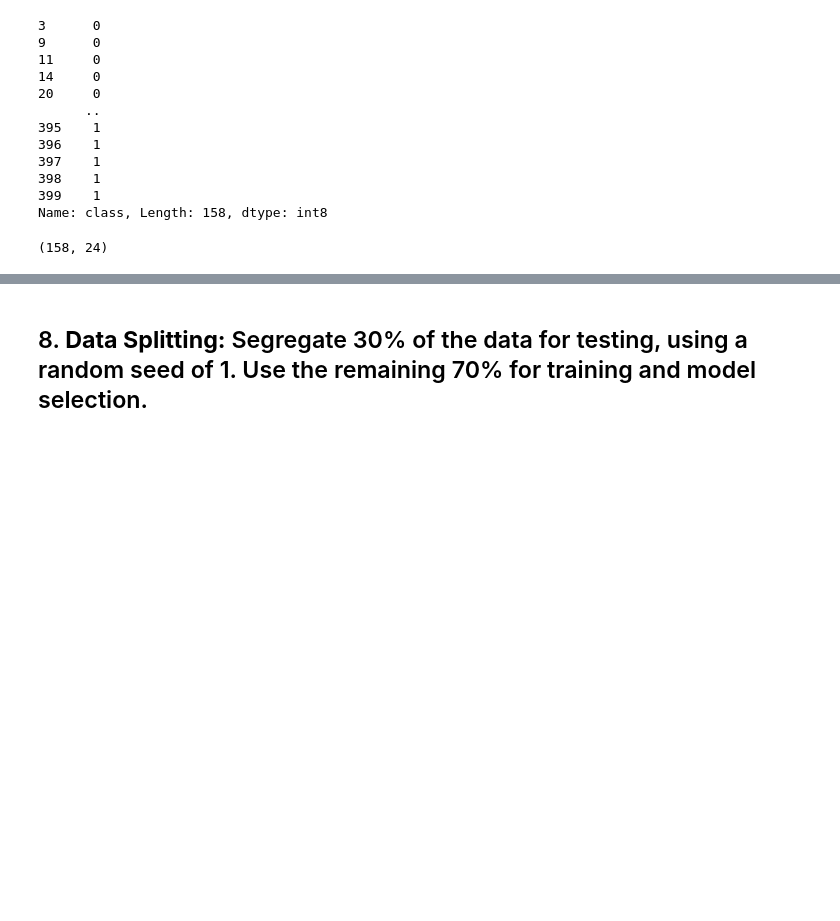
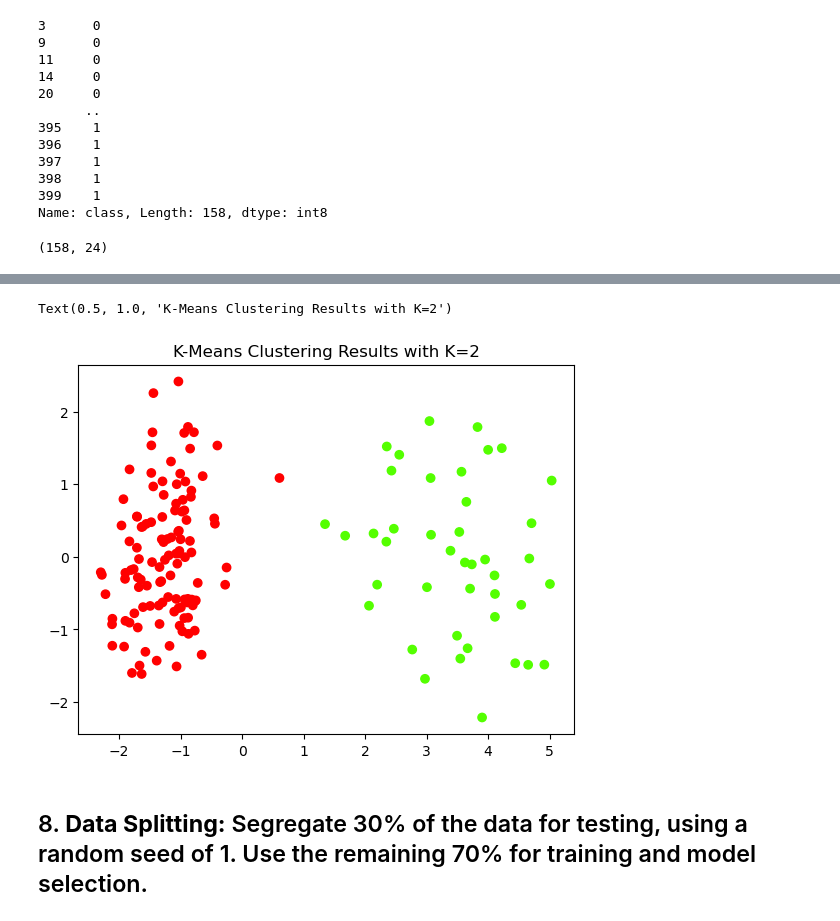
Before and after one commit to lisall8/3DAProject, a Jupyter notebook: assignment6.ipynb, the cells around one changed output, grey strips where cells are left out. Saved outputs shown, nothing was run; the diff lists cells and outputs as text; code cells hidden in the pictures; blank space fills up the shorter version.

```diff
--- a/assignment6.ipynb
+++ b/assignment6.ipynb
@@ -495,3 +442,12 @@ By using K-means clustering, the best k is 2 meaning the patients group should b
+# %%
+from sklearn.cluster import KMeans
+km = KMeans(n_clusters=2, n_init=25, random_state=0)
+km.fit(selected_X)
+plt.scatter(pc_scores['pc1'], pc_scores['pc2'], c=km.labels_, cmap=plt.cm.prism)
+plt.title('K-Means Clustering Results with K=2')
+# %% [output]
+Text(0.5, 1.0, 'K-Means Clustering Results with K=2')
+[figure, added]
 # %% [markdown]
 ## 8. **Data Splitting:** Segregate 30% of the data for testing, using a random seed of 1. Use the remaining 70% for training and model selection.
 # %%
```
Also changed, not shown: parts of 20 cells of this notebook.
